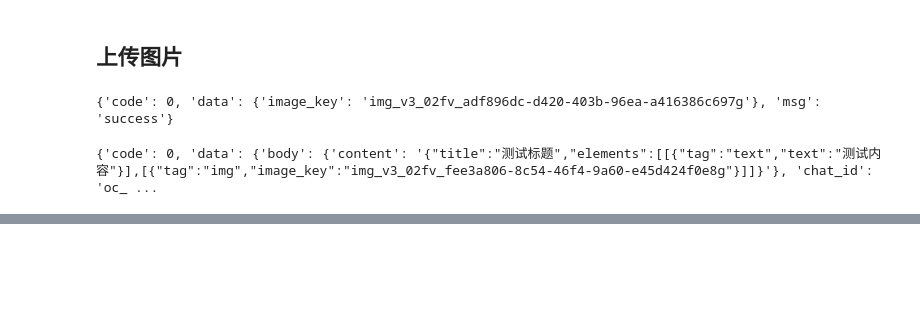
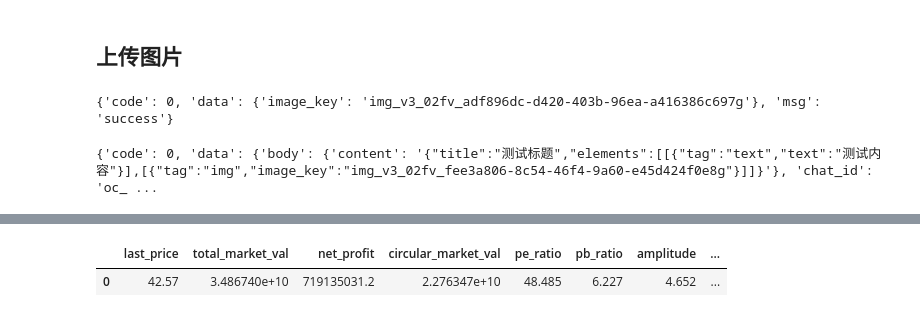
Before and after one commit to RCliang/Metaphisics_Stocks, a Jupyter notebook: backend/subscribe.ipynb, the cells around one changed output, grey strips where cells are left out. Cells and saved outputs as stored; diff of their text form; code cells hidden in the pictures; blank space fills up the shorter version.

```diff
--- a/backend/subscribe.ipynb
+++ b/backend/subscribe.ipynb
@@ -311,0 +428,11 @@ print(response)
+# %%
+quote_ctx = OpenQuoteContext(host='127.0.0.1', port=11111)
+
+ret, data = quote_ctx.get_market_snapshot(['SH.688385'])
+if ret == RET_OK:
+    print(data)
+    print(data['code'][0])    # 取第一条的股票代码
+    print(data['code'].values.tolist())   # 转为 list
+else:
+    print('error:', data)
+quote_ctx.close() #
@@ -311,0 +460,8 @@ print(response)
+# %%
+need_cols = ['last_price','total_market_val','net_profit','circular_market_val','pe_ratio','pb_ratio',
+             'amplitude','avg_price','volume_ratio','highest52weeks_price','lowest52weeks_price','highest_history_price','lowest_history_price']
+# %%
+data[need_cols]
+# %% [output]
+|  | last_price | total_market_val | net_profit | circular_market_val | pe_ratio | pb_ratio | amplitude | ... |
+| 0 | 42.57 | 3.486740e+10 | 719135031.2 | 2.276347e+10 | 48.485 | 6.227 | 4.652 | ... |
```
Also changed, not shown: parts of 14 cells of this notebook, 6 other files.
